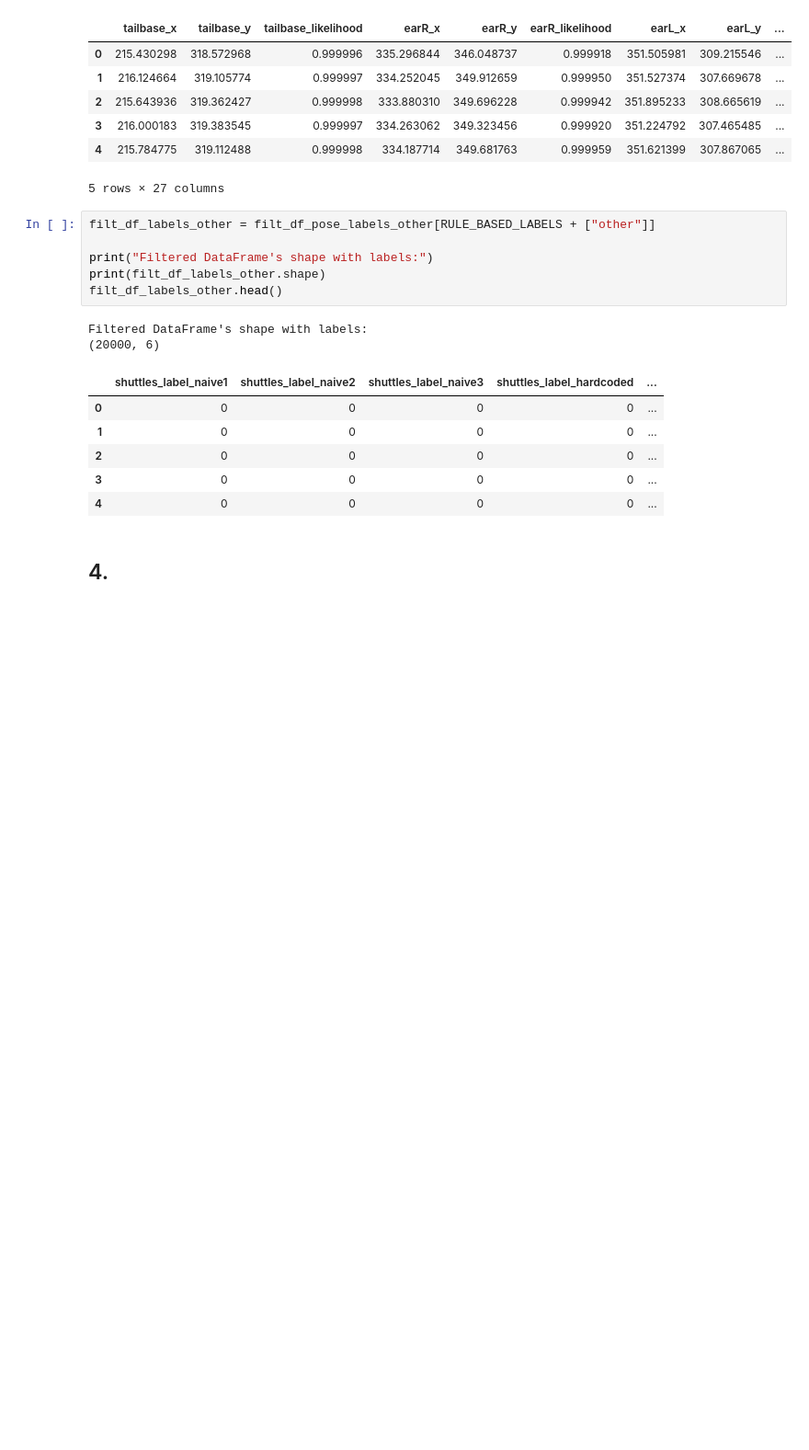
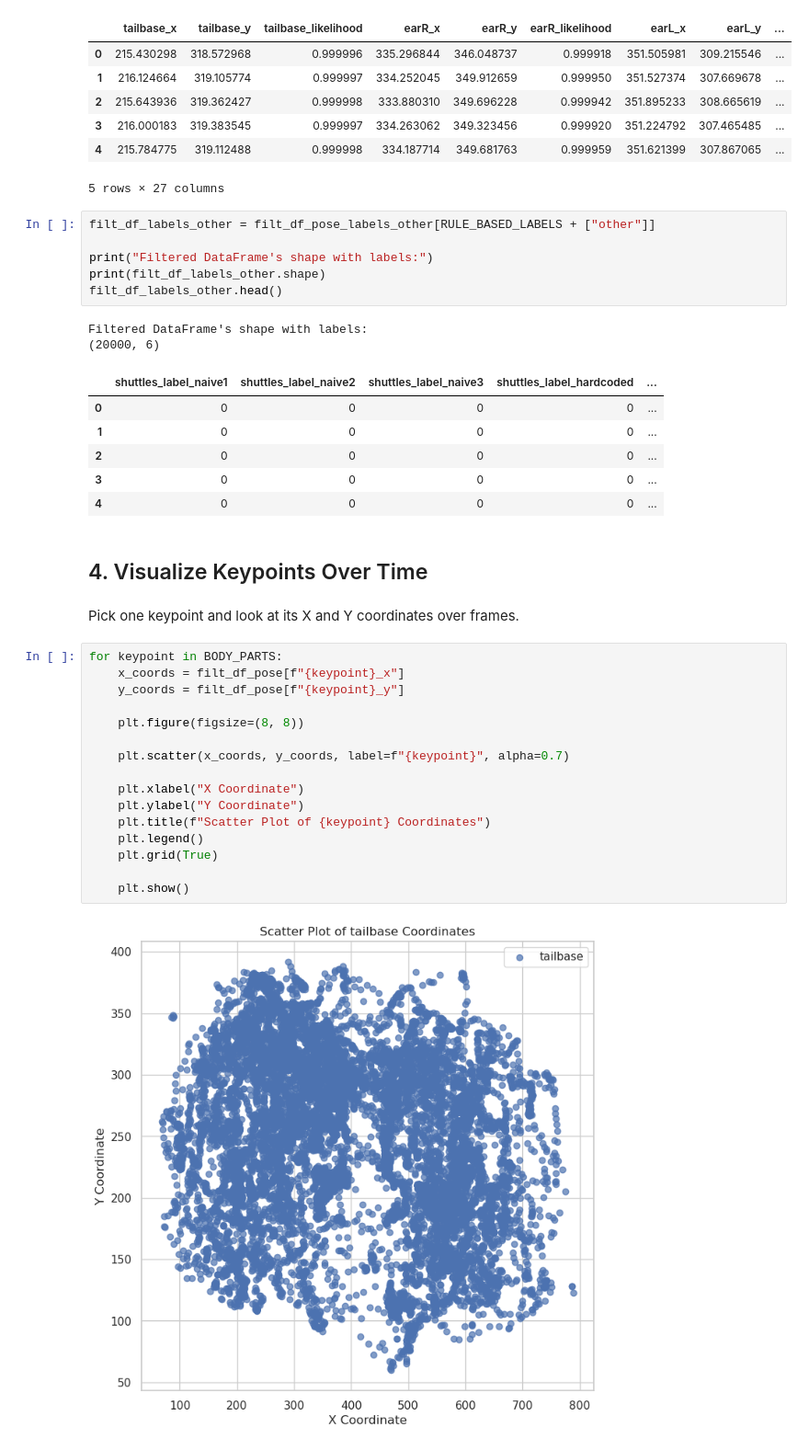
Before and after one commit to NingyueZhou/BehavClass, a Jupyter notebook: code/visualization.ipynb, the cells around one changed output. Shown at 92% size. Cells and saved outputs as stored; diff of their text form; blank space fills up the shorter version.

Commit message:
single keypoint plot

```diff
--- a/code/visualization.ipynb
+++ b/code/visualization.ipynb
@@ -309,4 +309,24 @@ Filtered DataFrame's shape with labels:
 | 3 | 0 | 0 | 0 | 0 | ... |
 | 4 | 0 | 0 | 0 | 0 | ... |
 # %% [markdown]
-## 4.
+## 4. Visualize Keypoints Over Time
+# %% [markdown]
+Pick one keypoint and look at its X and Y coordinates over frames.
+# %%
+for keypoint in BODY_PARTS:
+    x_coords = filt_df_pose[f"{keypoint}_x"]
+    y_coords = filt_df_pose[f"{keypoint}_y"]
+
+    plt.figure(figsize=(8, 8))
+
+    plt.scatter(x_coords, y_coords, label=f"{keypoint}", alpha=0.7)
+
+    plt.xlabel("X Coordinate")
+    plt.ylabel("Y Coordinate")
+    plt.title(f"Scatter Plot of {keypoint} Coordinates")
+    plt.legend()
+    plt.grid(True)
+
+    plt.show()
+# %% [output]
+[figure, added]
```
Also changed, not shown: parts of 2 cells of this notebook.
